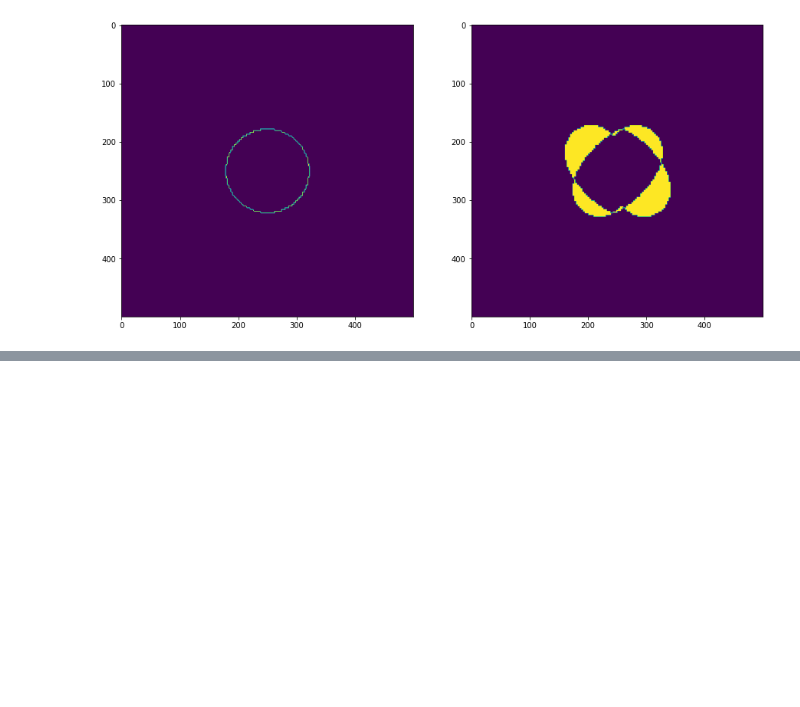
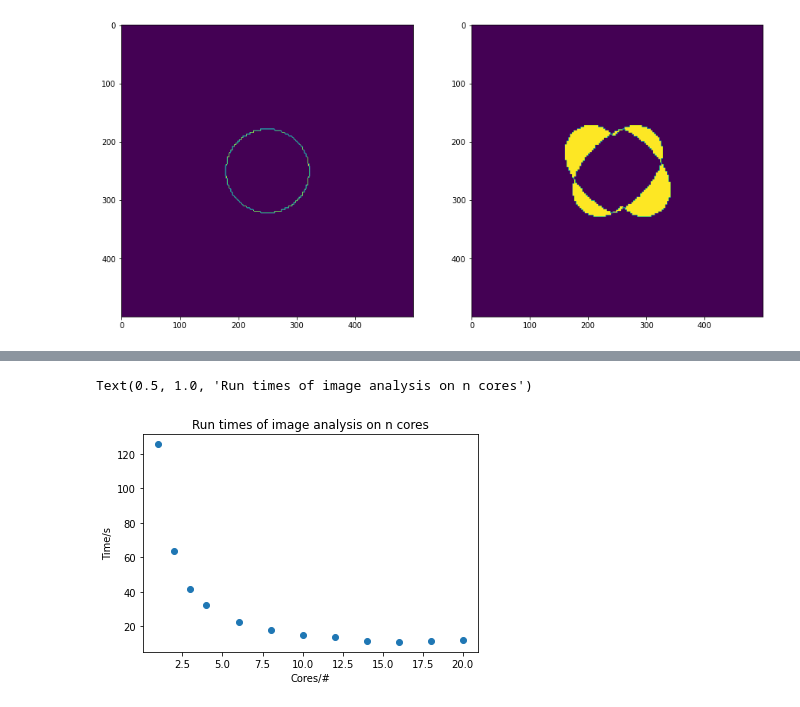
Before and after one commit to lewisfish/PawlikMorph-LSST, a Jupyter notebook: outreach.ipynb, the cells around one changed output, grey strips where cells are left out. Cells and saved outputs as stored; diff of their text form; code cells hidden in the pictures; blank space fills up the shorter version.

```diff
--- a/outreach.ipynb
+++ b/outreach.ipynb
@@ -429,0 +445,12 @@ for i in range(16):
+# %%
+cores = [1, 2, 3, 4, 6, 8, 10, 12, 14, 16, 18, 20]
+timings = [, , , , , , , , , , , ,]
+timings = np.array(timings)
+# %%
+plt.scatter(cores, timings)
+plt.xlabel("Cores/#")
+plt.ylabel("Time/s")
+plt.title("Run times of image analysis on n cores")
+# %% [output]
+Text(0.5, 1.0, 'Run times of image analysis on n cores')
+[figure, added]
```
Also changed, not shown: parts of 24 cells of this notebook.
